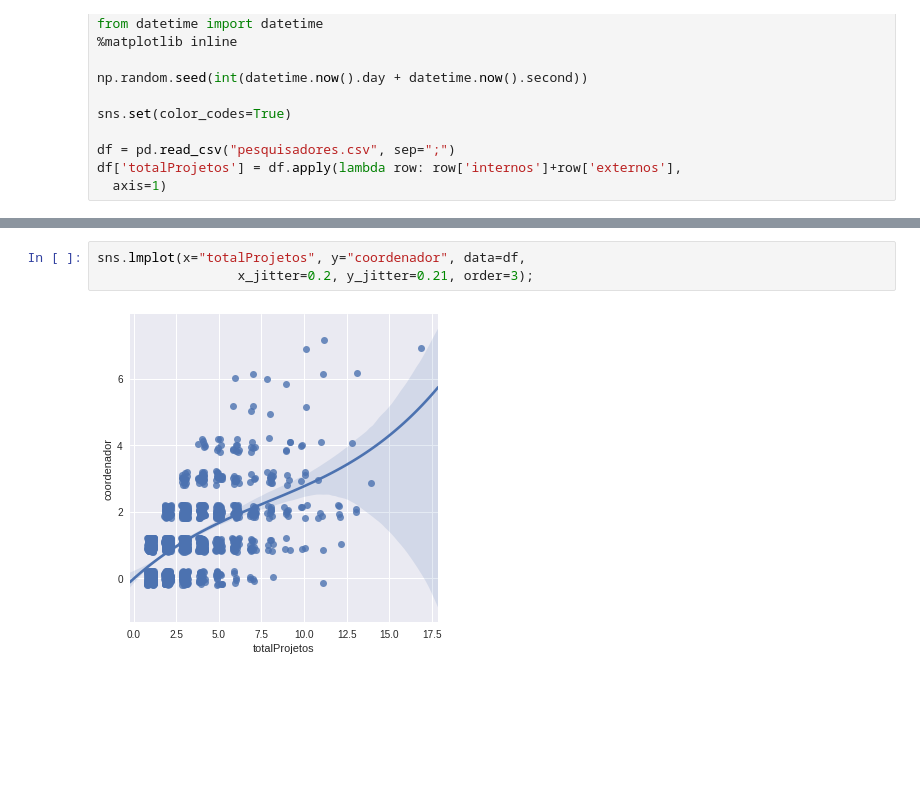
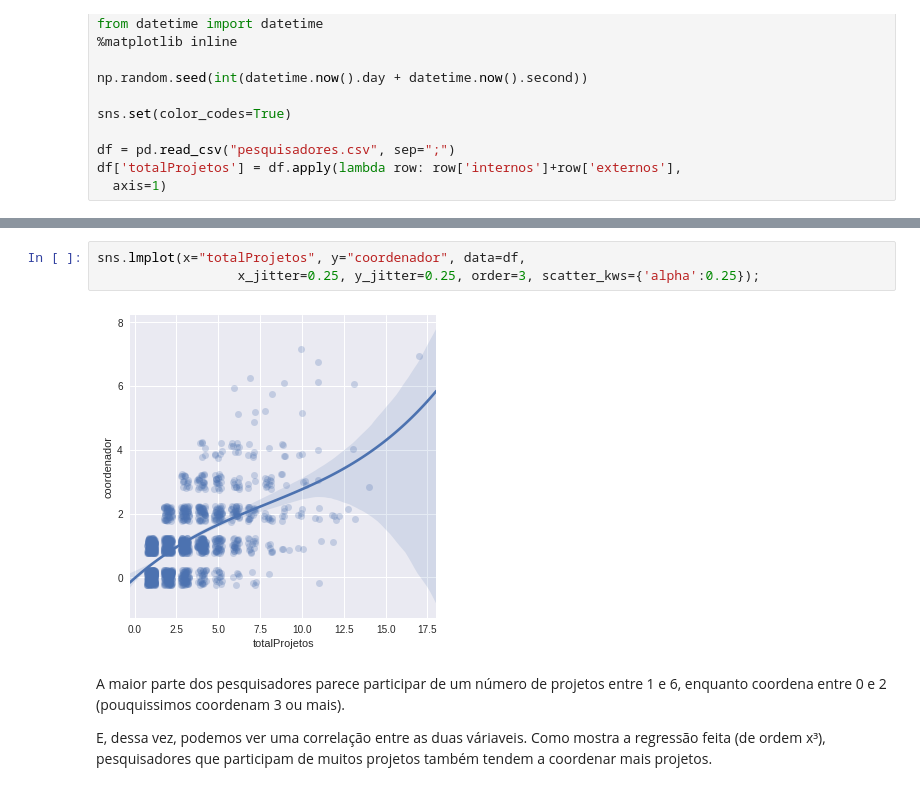
Before and after one commit to pentalpha/dataportal-analysis-ufrn, a Jupyter notebook: Unidade1-FinalNotebook.ipynb, the cells around one changed output, grey strips where cells are left out. Cells and saved outputs as stored; diff of their text form; blank space fills up the shorter version.

```diff
--- a/Unidade1-FinalNotebook.ipynb
+++ b/Unidade1-FinalNotebook.ipynb
@@ -525,5 +537,9 @@ sns.lmplot(x="internos", y="externos", data=df, x_jitter=0.2, y_jitter=0.21, rob
 # %%
 sns.lmplot(x="totalProjetos", y="coordenador", data=df,
-                  x_jitter=0.2, y_jitter=0.21, order=3);
+                  x_jitter=0.25, y_jitter=0.25, order=3, scatter_kws={'alpha':0.25});
 # %% [output]
-[figure, old version]
+[figure, new version]
+# %% [markdown]
+A maior parte dos pesquisadores parece participar de um número de projetos entre 1 e 6, enquanto coordena entre 0 e 2 (pouquissimos coordenam 3 ou mais).
+
+E, dessa vez, podemos ver uma correlação entre as duas váriaveis. Como mostra a regressão feita (de ordem x³), pesquisadores que participam de muitos projetos também tendem a coordenar mais projetos.
```
Also changed, not shown: parts of 6 cells of this notebook.
